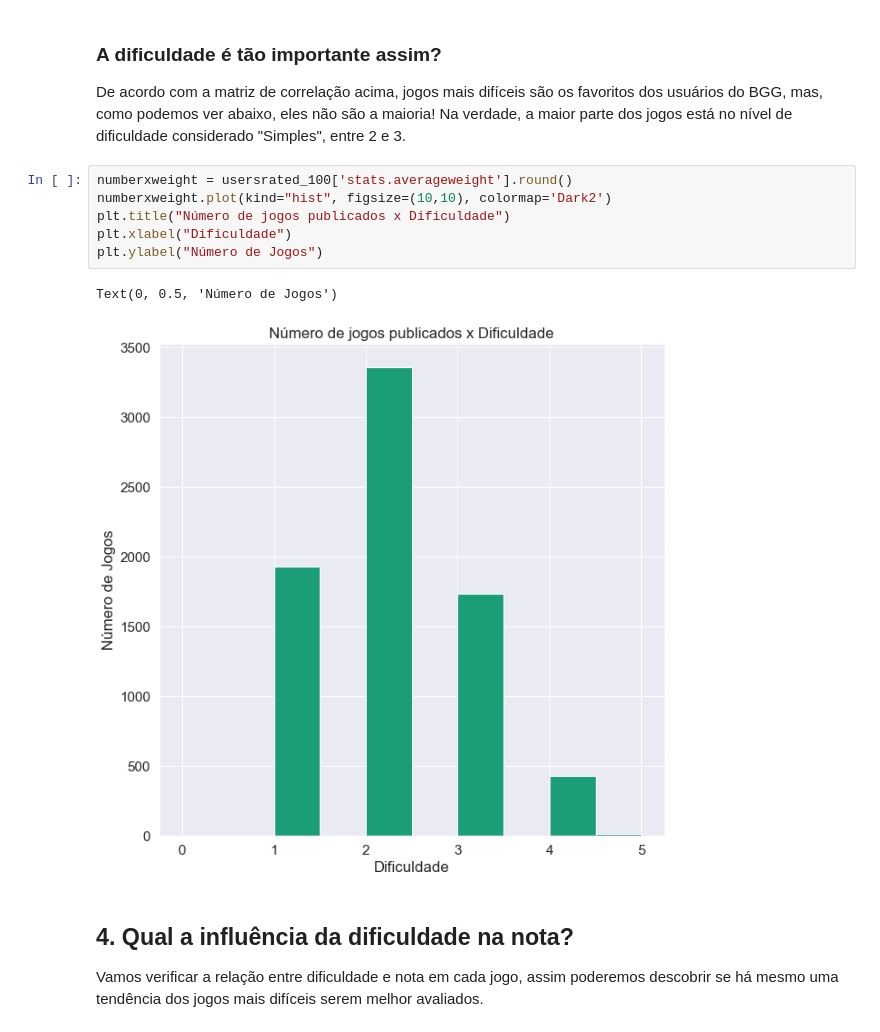
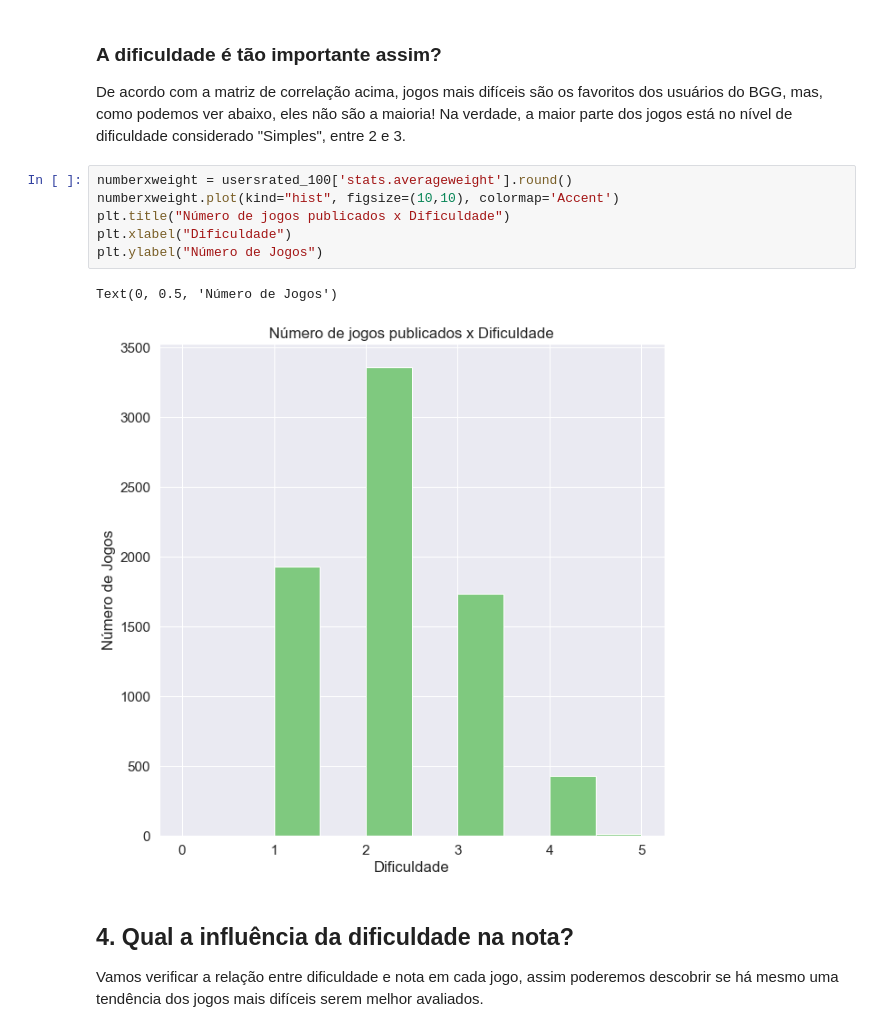
Before and after one commit to romulofff/BoardGameGeekAnalysis, a Jupyter notebook: boardgames.ipynb, the cells around one changed output. Cells and saved outputs as stored; diff of their text form.

```diff
--- a/boardgames.ipynb
+++ b/boardgames.ipynb
@@ -225,13 +225,13 @@ O grau de dificuldade de Mage Knight é 4.21 e o de Twilight Imperium é 3.49, a
 De acordo com a matriz de correlação acima, jogos mais difíceis são os favoritos dos usuários do BGG, mas, como podemos ver abaixo, eles não são a maioria! Na verdade, a maior parte dos jogos está no nível de dificuldade considerado "Simples", entre 2 e 3.
 # %%
 numberxweight = usersrated_100['stats.averageweight'].round()
-numberxweight.plot(kind="hist", figsize=(10,10), colormap='Dark2')
+numberxweight.plot(kind="hist", figsize=(10,10), colormap='Accent')
 plt.title("Número de jogos publicados x Dificuldade")
 plt.xlabel("Dificuldade")
 plt.ylabel("Número de Jogos")
 # %% [output]
 Text(0, 0.5, 'Número de Jogos')
-[figure, old version]
+[figure, new version]
 # %% [markdown]
 ## 4. Qual a influência da dificuldade na nota?
 Vamos verificar a relação entre dificuldade e nota em cada jogo, assim poderemos descobrir se há mesmo uma tendência dos jogos mais difíceis serem melhor avaliados.
```
Also changed, not shown: parts of 3 cells of this notebook, 1 other file.
